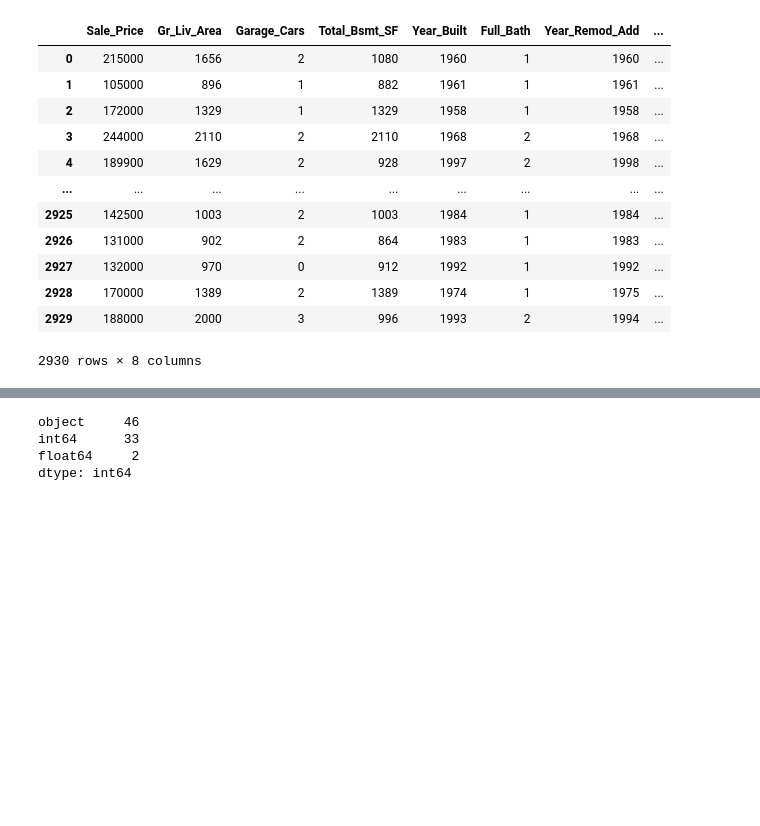
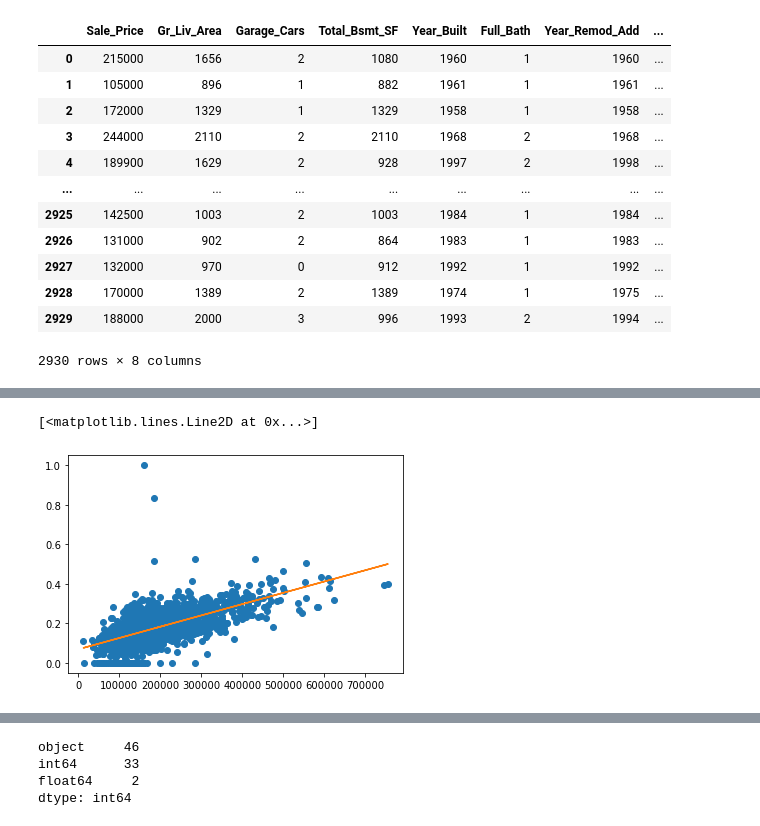
Before and after one commit to NICFRU/Advance-Machine-Learning, a Jupyter notebook: Bonus 1/Bonus1.ipynb, the cells around one changed output, grey strips where cells are left out. Drawn from its saved outputs; the diff is of its cells as text; code cells hidden in the pictures; blank space fills up the shorter version.

```diff
--- a/Bonus 1/Bonus1.ipynb
+++ b/Bonus 1/Bonus1.ipynb
@@ -185,0 +154,5 @@ df_top
+# %%
+streudiagramm(sale_price, df_top["Total_Bsmt_SF"])
+# %% [output]
+[<matplotlib.lines.Line2D at 0x...>]
+[figure, added]
```
Also changed, not shown: parts of 17 cells of this notebook.
